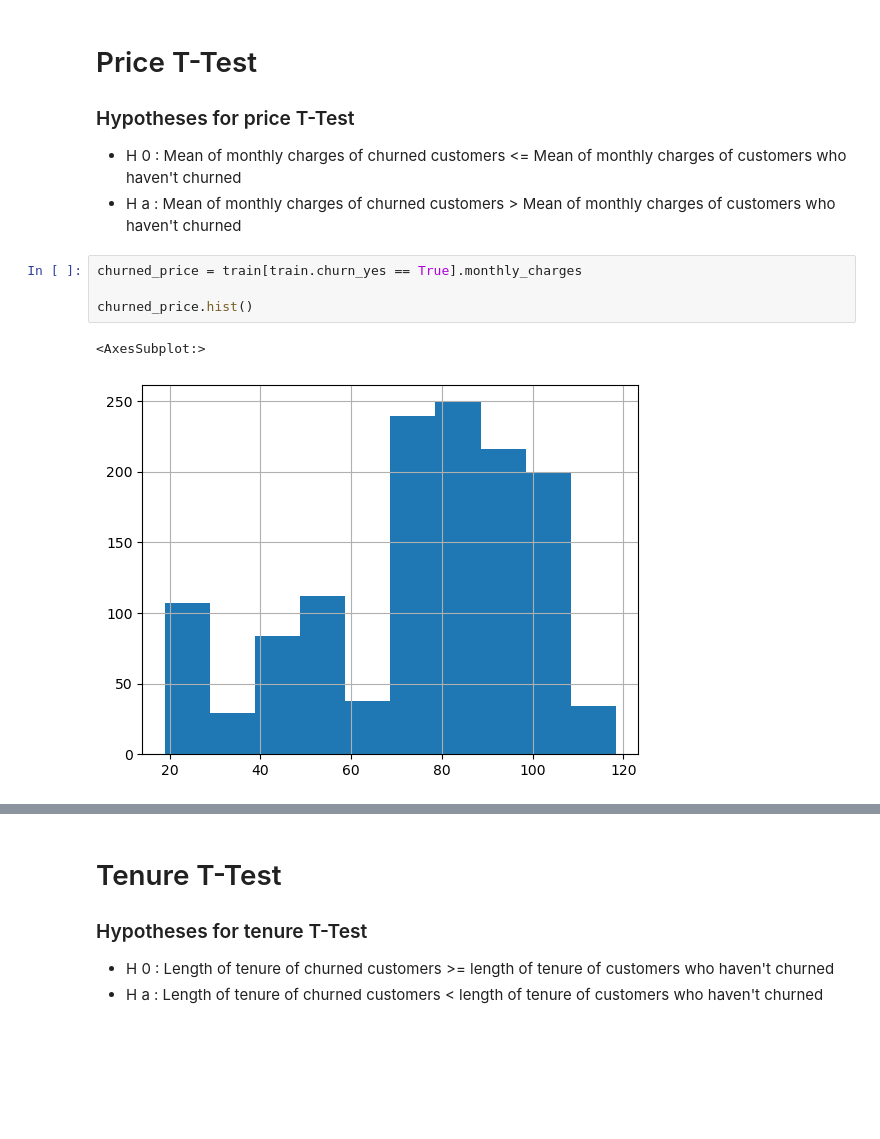
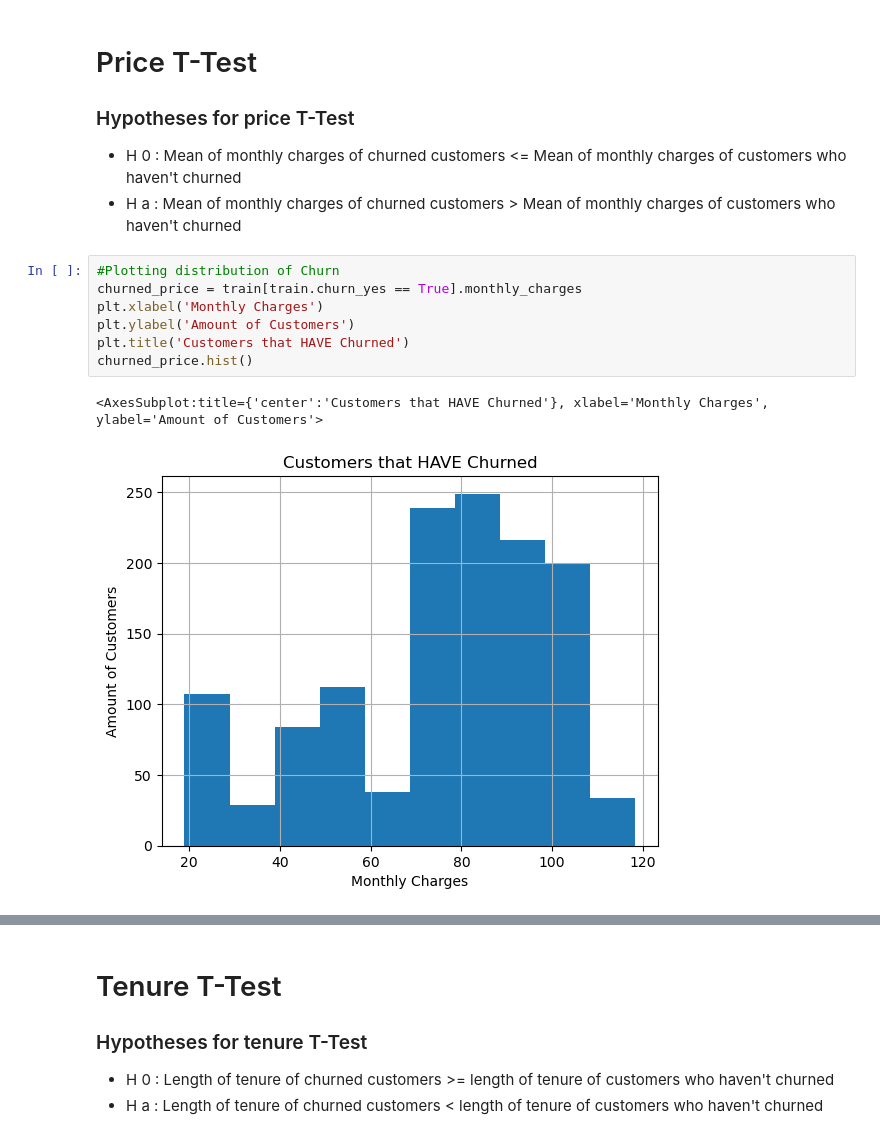
Before and after one commit to SHAWNSMITH16/classification_project, a Jupyter notebook: final_report_Smitty.ipynb, the cells around one changed output, grey strips where cells are left out. Cells and saved outputs as stored; diff of their text form; blank space fills up the shorter version.

```diff
--- a/final_report_Smitty.ipynb
+++ b/final_report_Smitty.ipynb
@@ -112,10 +122,13 @@ train.shape, validate.shape, test.shape
 a
 : Mean of monthly charges of churned customers > Mean of monthly charges of customers who haven't churned
 # %%
+#Plotting distribution of Churn
 churned_price = train[train.churn_yes == True].monthly_charges
-
+plt.xlabel('Monthly Charges')
+plt.ylabel('Amount of Customers')
+plt.title('Customers that HAVE Churned')
 churned_price.hist()
 # %% [output]
-<AxesSubplot:>
+<AxesSubplot:title={'center':'Customers that HAVE Churned'}, xlabel='Monthly Charges', ylabel='Amount of Customers'>
-[figure, old version]
+[figure, new version]
 # %%
```
Also changed, not shown: parts of 75 cells of this notebook.
